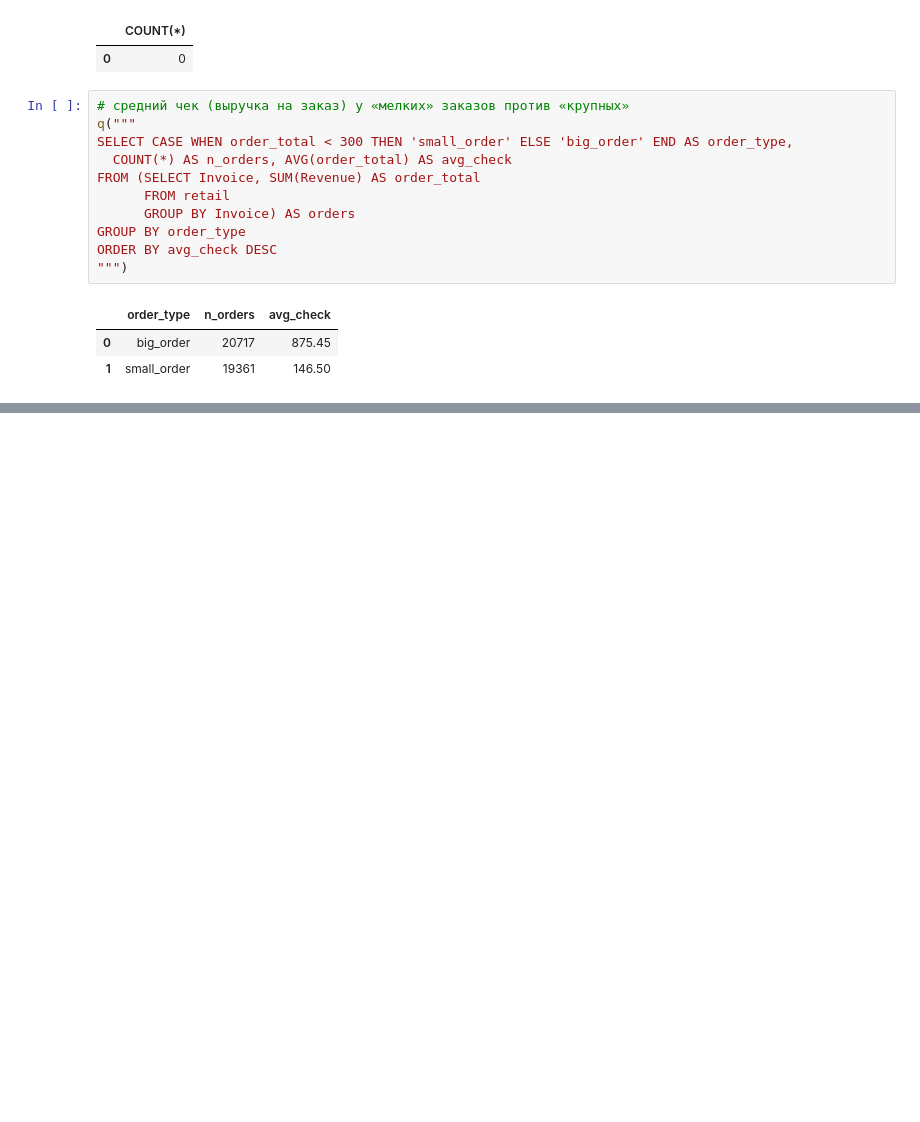
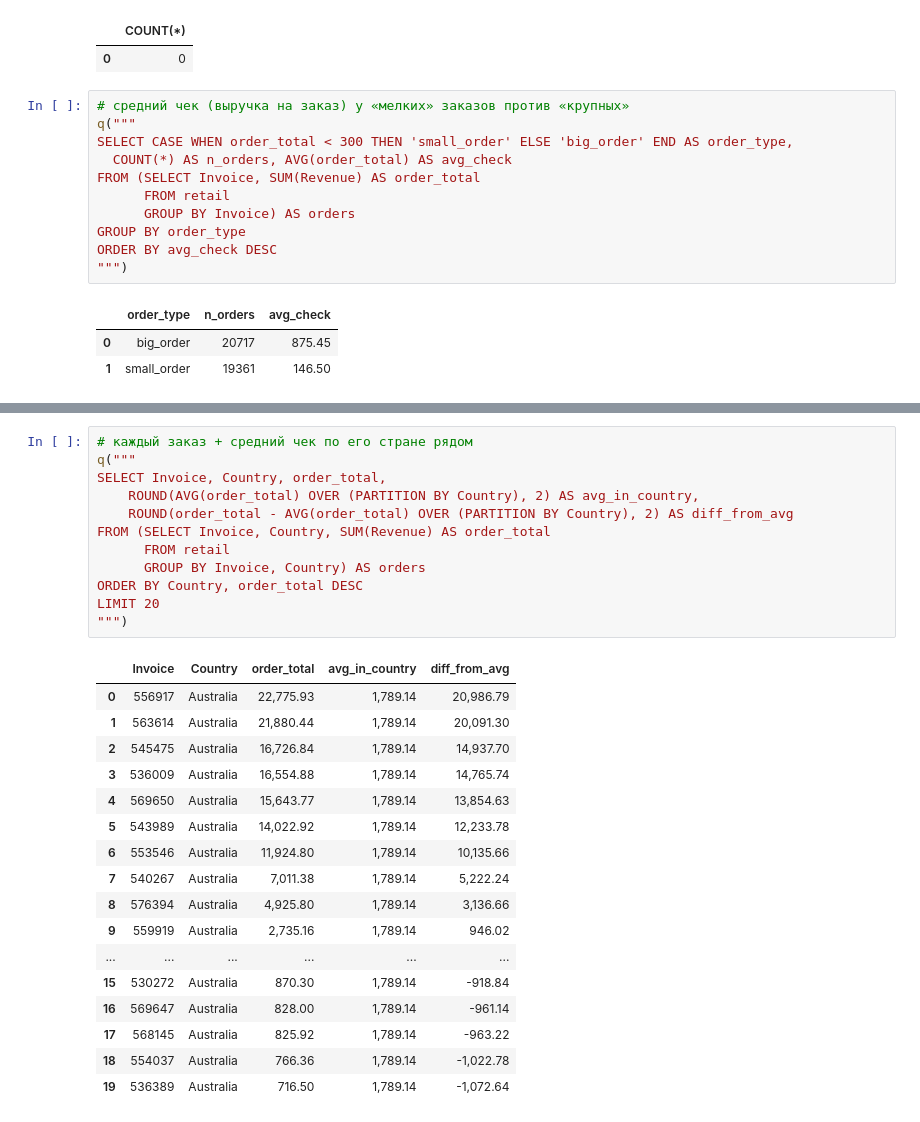
Before and after one commit to z0etar0twh/online-retail-analysis, a Jupyter notebook: online-retail-analysis.ipynb, the cells around one changed output, grey strips where cells are left out. Drawn from its saved outputs; the diff is of its cells as text; blank space fills up the shorter version.

```diff
--- a/online-retail-analysis.ipynb
+++ b/online-retail-analysis.ipynb
@@ -851,0 +878,30 @@ ORDER BY avg_check DESC
+# %%
+# каждый заказ + средний чек по его стране рядом
+q("""
+SELECT Invoice, Country, order_total,
+    ROUND(AVG(order_total) OVER (PARTITION BY Country), 2) AS avg_in_country,
+    ROUND(order_total - AVG(order_total) OVER (PARTITION BY Country), 2) AS diff_from_avg
+FROM (SELECT Invoice, Country, SUM(Revenue) AS order_total
+      FROM retail
+      GROUP BY Invoice, Country) AS orders
+ORDER BY Country, order_total DESC
+LIMIT 20
+""")
+# %% [output]
+|  | Invoice | Country | order_total | avg_in_country | diff_from_avg |
+| 0 | 556917 | Australia | 22,775.93 | 1,789.14 | 20,986.79 |
+| 1 | 563614 | Australia | 21,880.44 | 1,789.14 | 20,091.30 |
+| 2 | 545475 | Australia | 16,726.84 | 1,789.14 | 14,937.70 |
+| 3 | 536009 | Australia | 16,554.88 | 1,789.14 | 14,765.74 |
+| 4 | 569650 | Australia | 15,643.77 | 1,789.14 | 13,854.63 |
+| 5 | 543989 | Australia | 14,022.92 | 1,789.14 | 12,233.78 |
+| 6 | 553546 | Australia | 11,924.80 | 1,789.14 | 10,135.66 |
+| 7 | 540267 | Australia | 7,011.38 | 1,789.14 | 5,222.24 |
+| 8 | 576394 | Australia | 4,925.80 | 1,789.14 | 3,136.66 |
+| 9 | 559919 | Australia | 2,735.16 | 1,789.14 | 946.02 |
+| ... | ... | ... | ... | ... | ... |
+| 15 | 530272 | Australia | 870.30 | 1,789.14 | -918.84 |
+| 16 | 569647 | Australia | 828.00 | 1,789.14 | -961.14 |
+| 17 | 568145 | Australia | 825.92 | 1,789.14 | -963.22 |
+| 18 | 554037 | Australia | 766.36 | 1,789.14 | -1,022.78 |
+| 19 | 536389 | Australia | 716.50 | 1,789.14 | -1,072.64 |
```
Also changed, not shown: parts of 3 cells of this notebook.
